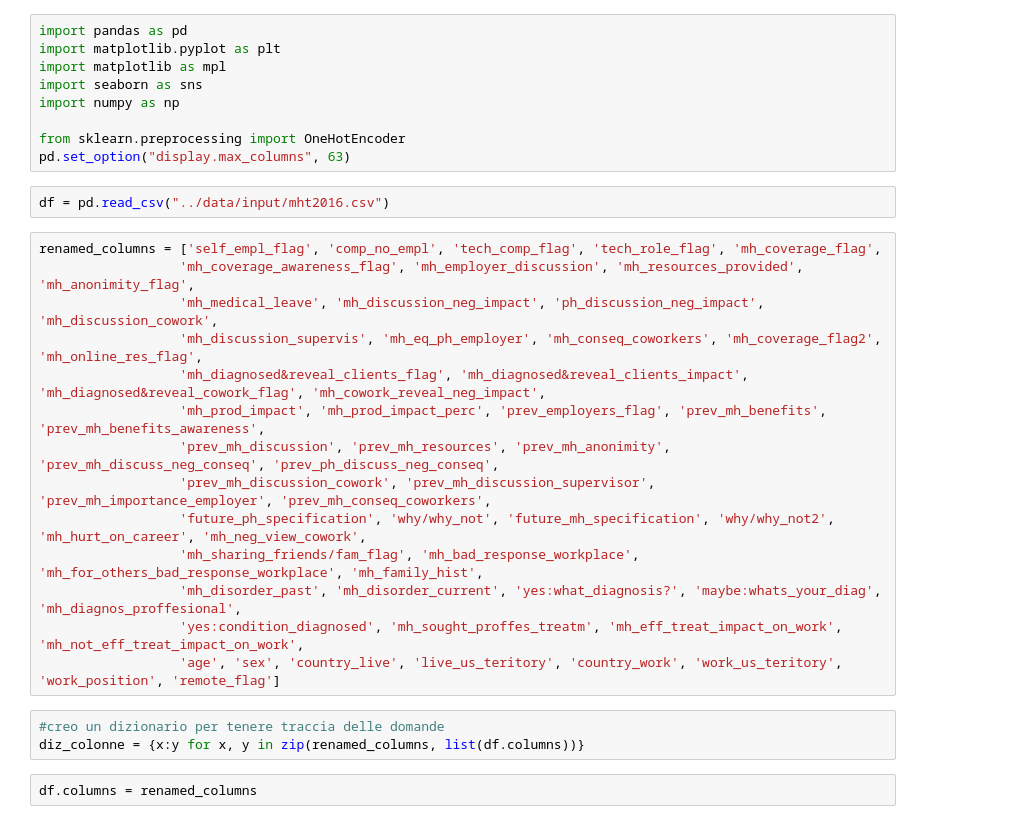
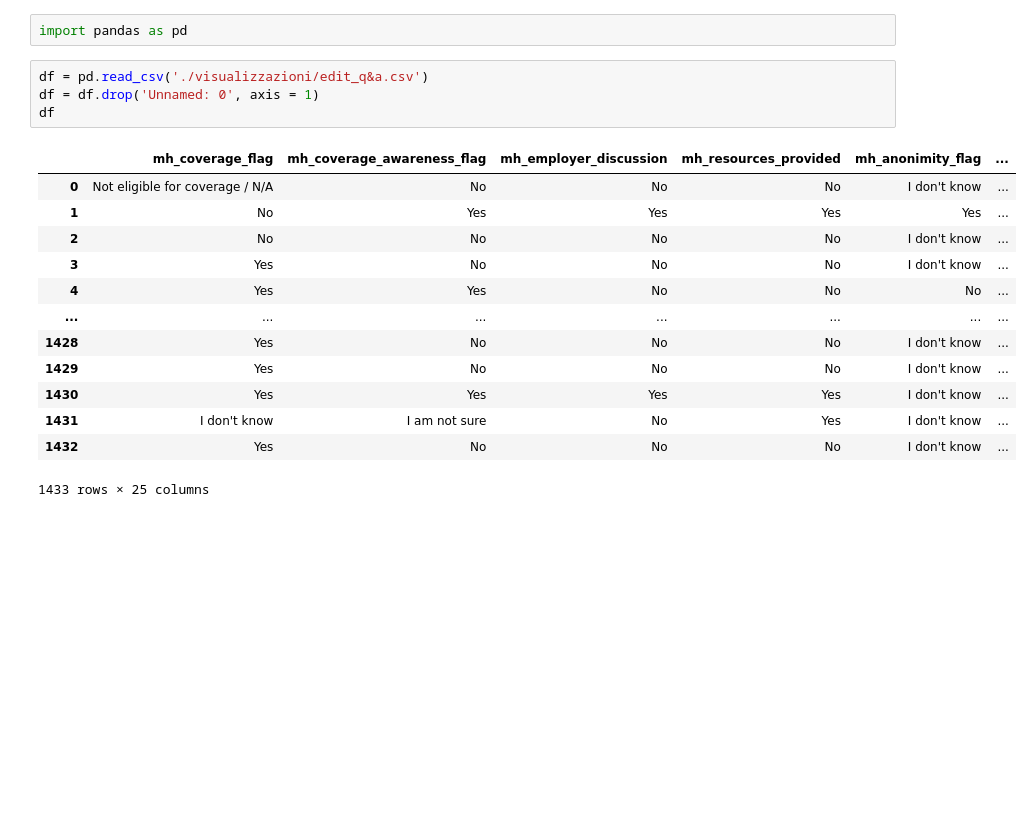
Before and after one commit to marcofederici98/wellmind, a Jupyter notebook: notebooks/Untitled.ipynb, the cells around one changed output. Saved outputs shown, nothing was run; the diff lists cells and outputs as text; blank space fills up the shorter version.

```diff
--- a/notebooks/Untitled.ipynb
+++ b/notebooks/Untitled.ipynb
@@ -1,30 +1,20 @@
-# %%
-import pandas as pd
-import matplotlib.pyplot as plt
-import matplotlib as mpl
-import seaborn as sns
-import numpy as np
-
-from sklearn.preprocessing import OneHotEncoder
-pd.set_option("display.max_columns", 63)
-# %%
-df = pd.read_csv("../data/input/mht2016.csv")
-# %%
-renamed_columns = ['self_empl_flag', 'comp_no_empl', 'tech_comp_flag', 'tech_role_flag', 'mh_coverage_flag',
-                  'mh_coverage_awareness_flag', 'mh_employer_discussion', 'mh_resources_provided', 'mh_anonimity_flag',
-                  'mh_medical_leave', 'mh_discussion_neg_impact', 'ph_discussion_neg_impact', 'mh_discussion_cowork',
-                  'mh_discussion_supervis', 'mh_eq_ph_employer', 'mh_conseq_coworkers', 'mh_coverage_flag2', 'mh_online_res_flag',
-                  'mh_diagnosed&reveal_clients_flag', 'mh_diagnosed&reveal_clients_impact', 'mh_diagnosed&reveal_cowork_flag', 'mh_cowork_reveal_neg_impact',
-                  'mh_prod_impact', 'mh_prod_impact_perc', 'prev_employers_flag', 'prev_mh_benefits', 'prev_mh_benefits_awareness',
-                  'prev_mh_discussion', 'prev_mh_resources', 'prev_mh_anonimity', 'prev_mh_discuss_neg_conseq', 'prev_ph_discuss_neg_conseq',
-                  'prev_mh_discussion_cowork', 'prev_mh_discussion_supervisor', 'prev_mh_importance_employer', 'prev_mh_conseq_coworkers',
-                  'future_ph_specification', 'why/why_not', 'future_mh_specification', 'why/why_not2', 'mh_hurt_on_career', 'mh_neg_view_cowork',
-                  'mh_sharing_friends/fam_flag', 'mh_bad_response_workplace', 'mh_for_others_bad_response_workplace', 'mh_family_hist',
-                  'mh_disorder_past', 'mh_disorder_current', 'yes:what_diagnosis?', 'maybe:whats_your_diag', 'mh_diagnos_proffesional',
-                  'yes:condition_diagnosed', 'mh_sought_proffes_treatm', 'mh_eff_treat_impact_on_work', 'mh_not_eff_treat_impact_on_work',
-                  'age', 'sex', 'country_live', 'live_us_teritory', 'country_work', 'work_us_teritory', 'work_position', 'remote_flag']
-# %%
-#creo un dizionario per tenere traccia delle domande
-diz_colonne = {x:y for x, y in zip(renamed_columns, list(df.columns))}
-# %%
-df.columns = renamed_columns
+# %%
+import pandas as pd
+# %%
+df = pd.read_csv('./visualizzazioni/edit_q&a.csv')
+df = df.drop('Unnamed: 0', axis = 1)
+df
+# %% [output]
+|  | mh_coverage_flag | mh_coverage_awareness_flag | mh_employer_discussion | mh_resources_provided | mh_anonimity_flag | ... |
+| 0 | Not eligible for coverage / N/A | No | No | No | I don't know | ... |
+| 1 | No | Yes | Yes | Yes | Yes | ... |
+| 2 | No | No | No | No | I don't know | ... |
+| 3 | Yes | No | No | No | I don't know | ... |
+| 4 | Yes | Yes | No | No | No | ... |
+| ... | ... | ... | ... | ... | ... | ... |
+| 1428 | Yes | No | No | No | I don't know | ... |
+| 1429 | Yes | No | No | No | I don't know | ... |
+| 1430 | Yes | Yes | Yes | Yes | I don't know | ... |
+| 1431 | I don't know | I am not sure | No | Yes | I don't know | ... |
+| 1432 | Yes | No | No | No | I don't know | ... |
+1433 rows × 25 columns
```
Also changed, not shown: parts of 67 cells of this notebook, 16 other files.
